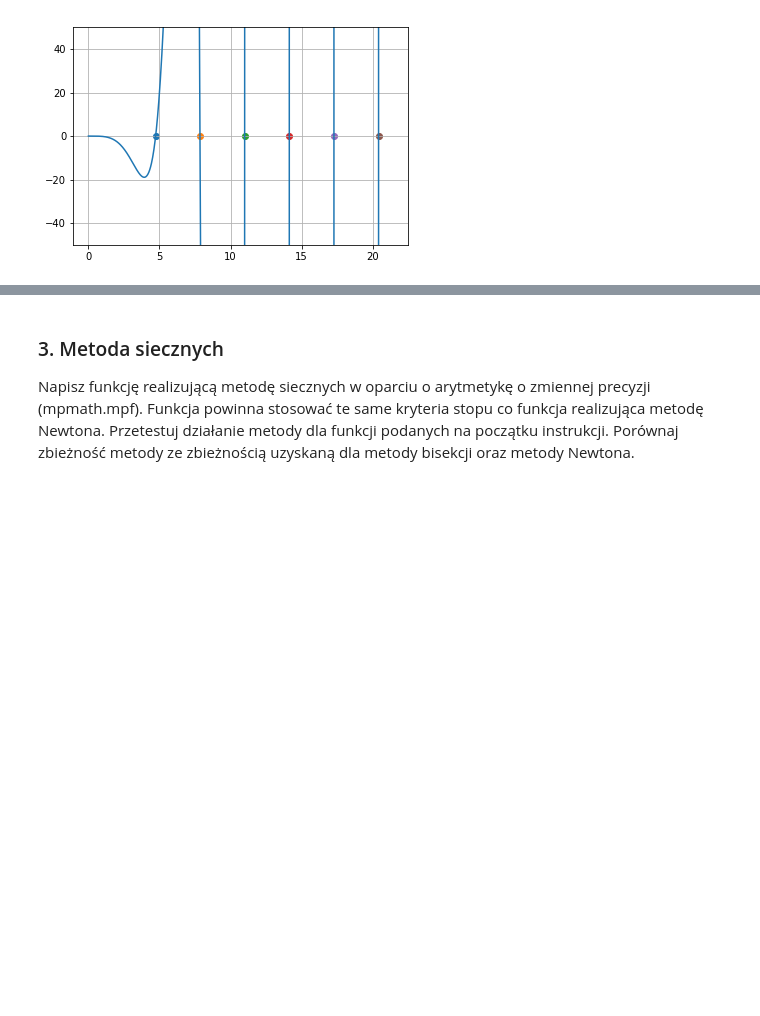
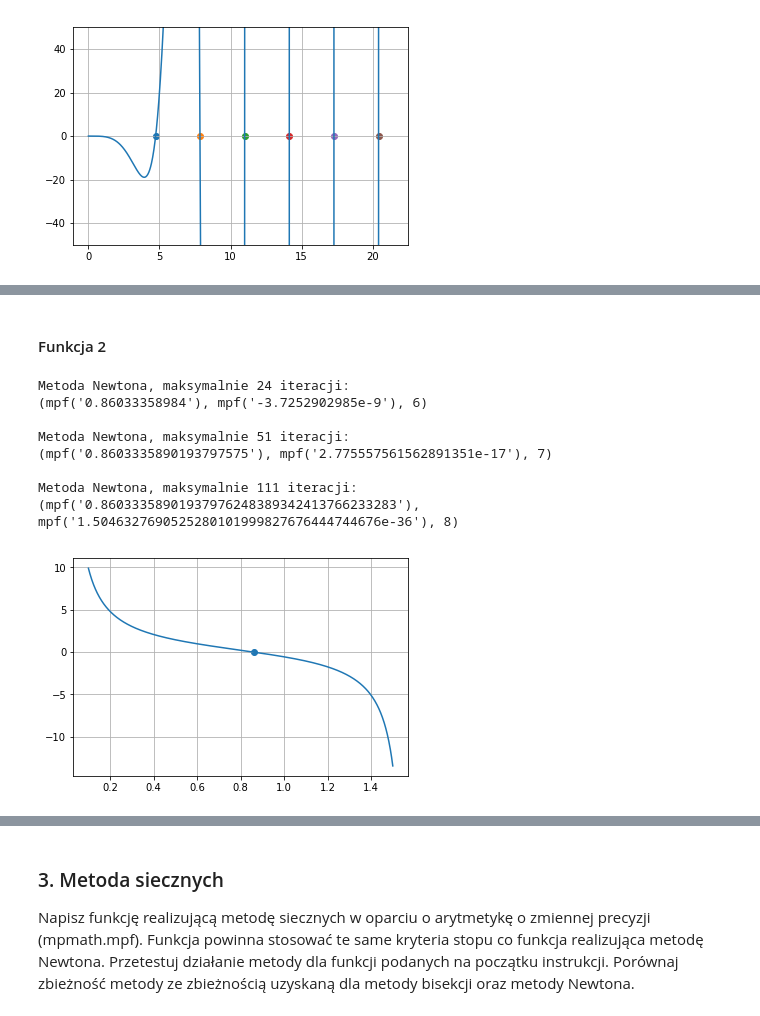
Before and after one commit to Forlify/MOWNIT, a Jupyter notebook: lab-5/sprawozdanie-lab-5.ipynb, the cells around one changed output, grey strips where cells are left out. Cells and saved outputs as stored; diff of their text form; code cells hidden in the pictures; blank space fills up the shorter version.

```diff
--- a/lab-5/sprawozdanie-lab-5.ipynb
+++ b/lab-5/sprawozdanie-lab-5.ipynb
@@ -175,0 +219,22 @@ Oprócz przybliżonej wartości pierwiastka funkcja ma zwrócić liczbę iteracj
+# %% [markdown]
+#### Funkcja 2
+# %%
+print(newton(function_2, D_function_2, mpf(0.1), pi / 2, 8, mpf(1e-7)), end="\n\n")
+print(newton(function_2, D_function_2, mpf(0.1), pi / 2, 16, mpf(1e-15)), end="\n\n")
+print(newton(function_2, D_function_2, mpf(0.1), pi / 2, 35, mpf(1e-33)))
+
+xs = np.linspace(0.1, 1.5, 1000)
+plt.plot(xs, (1/xs - np.sin(xs)/np.cos(xs)))
+plt.scatter(0.86, 0)
+plt.grid()
+plt.show()
+# %% [output]
+Metoda Newtona, maksymalnie 24 iteracji:
+(mpf('0.86033358984'), mpf('-3.7252902985e-9'), 6)
+
+Metoda Newtona, maksymalnie 51 iteracji:
+(mpf('0.8603335890193797575'), mpf('2.775557561562891351e-17'), 7)
+
+Metoda Newtona, maksymalnie 111 iteracji:
+(mpf('0.86033358901937976248389342413766233283'), mpf('1.5046327690525280101999827676444744676e-36'), 8)
+[figure, added]
```
Also changed, not shown: parts of 12 cells of this notebook.
